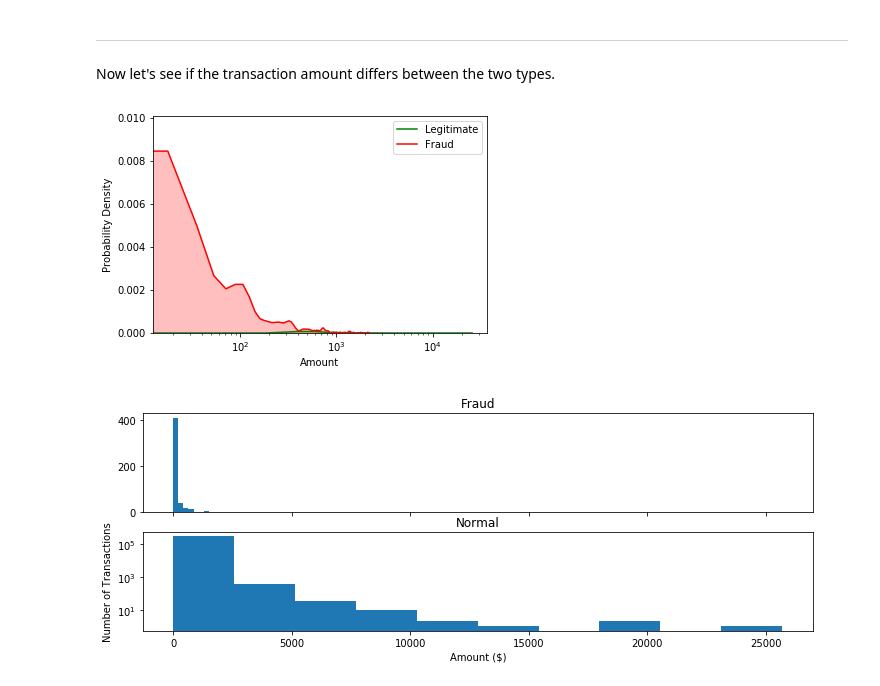
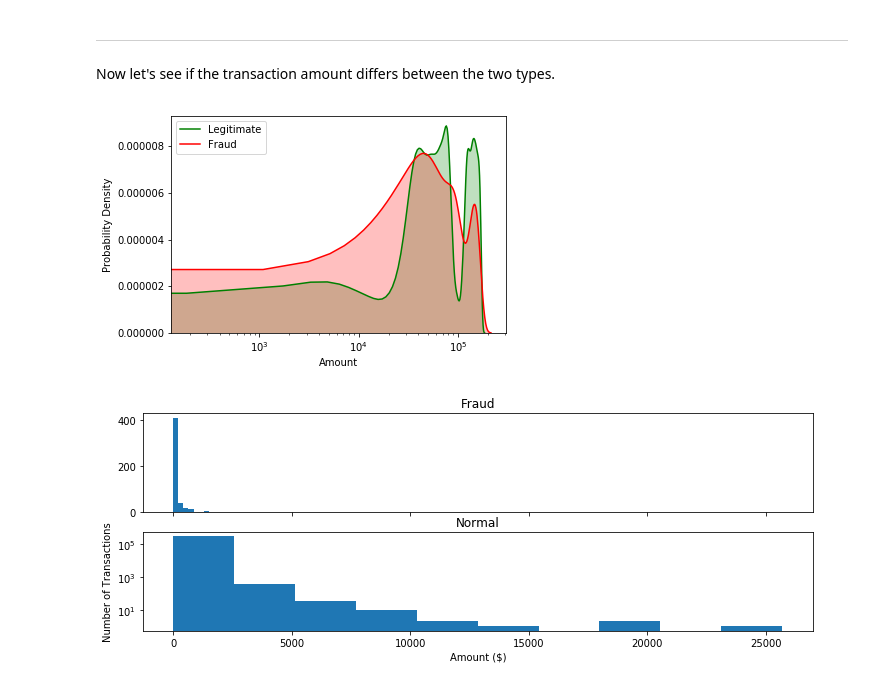
Before and after one commit to rokhaya-sonko/Credit-Card-Fraud-Detection, a Jupyter notebook: credit_card_fraud_detection.ipynb, the cells around one changed output. Drawn from its saved outputs; the diff is of its cells as text; code cells hidden in the pictures.

```diff
--- a/credit_card_fraud_detection.ipynb
+++ b/credit_card_fraud_detection.ipynb
@@ -26,4 +30,6 @@ The Data Set
 In this project we analyze a dataset of credit card transactions made over a two-day period in September 2013 by European cardholders. The dataset contains 284,807 transactions, of which 492 are fraudulent
 # %%
 df=pd.read_csv("creditcard.csv")
+fraud=df.Time[df.Class == 1]
+normal=df.Time[df.Class == 0]
 # %%
@@ -123,13 +129,13 @@ Text(0, 0.5, 'Probability Density')
 Now let's see if the transaction amount differs between the two types.
 # %%
 # plot of 2 variables
-p1=sns.kdeplot(legitimate, shade=True, color="g", label="Legitimate")
+p1=sns.kdeplot(normal, shade=True, color="g", label="Legitimate")
 p1=sns.kdeplot(fraud, shade=True, color="r", label="Fraud")
 plt.xlabel('Amount')
 plt.ylabel('Probability Density')
 plt.xscale('log')
 # %% [output]
-[figure, old version]
+[figure, new version]
 # %%
 f, (ax1, ax2) = plt.subplots(2, 1, sharex=True, figsize=(12,4))
 
```
Also changed, not shown: parts of 34 cells of this notebook.
